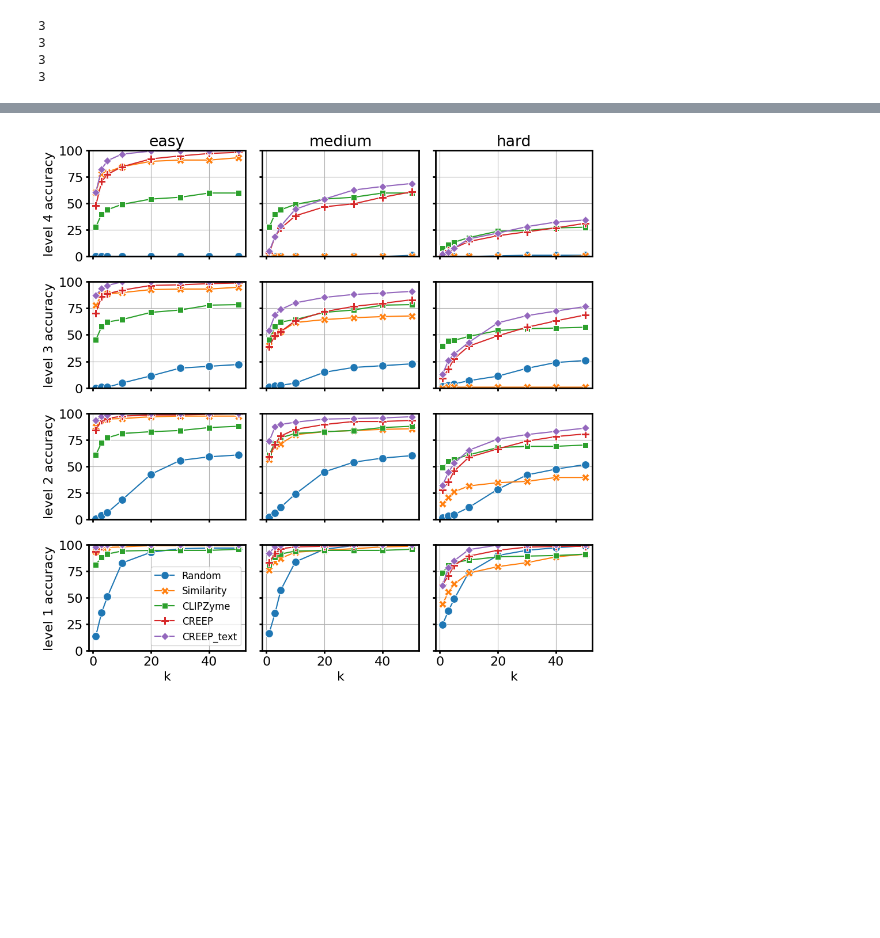
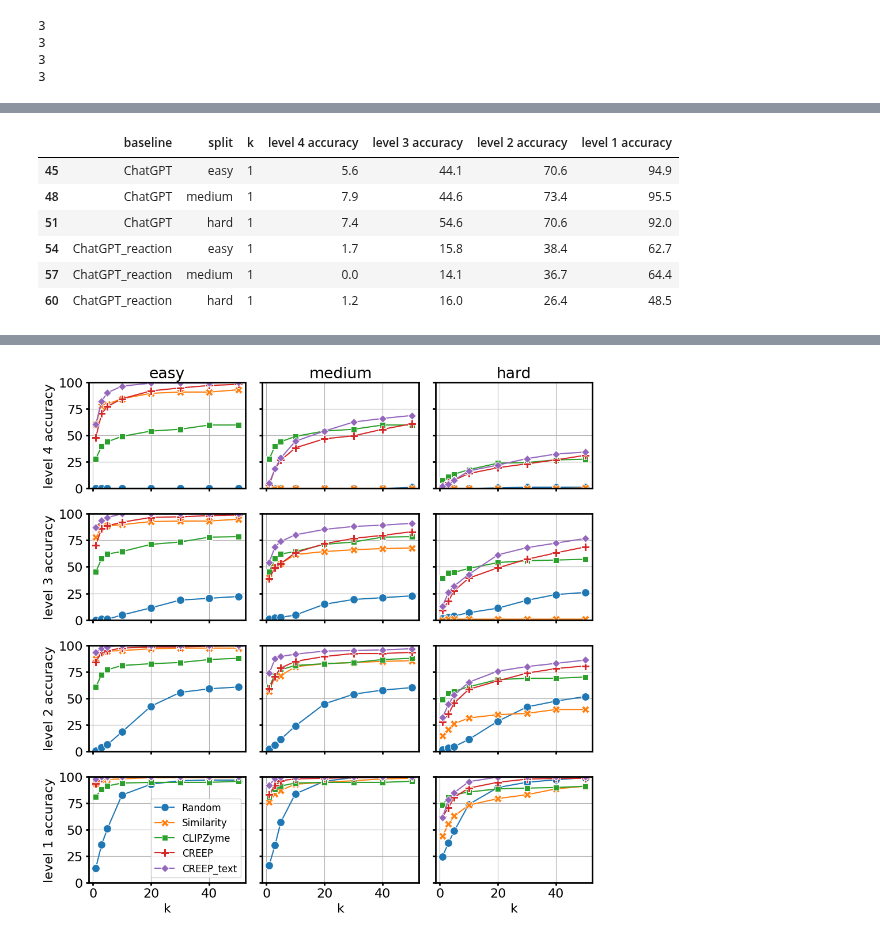
Before and after one commit to jsunn-y/CARE, a Jupyter notebook: performance_evaluation.ipynb, the cells around one changed output, grey strips where cells are left out. Saved outputs shown, nothing was run; the diff lists cells and outputs as text; code cells hidden in the pictures; blank space fills up the shorter version.

```diff
--- a/performance_evaluation.ipynb
+++ b/performance_evaluation.ipynb
@@ -217,3 +202,13 @@ results[results['k'] == 1].sort_values(by='split')[results['split'] != 'promiscu
+# %%
+results[results['k'] == 1][results['baseline'].str.contains('ChatGPT')]
+# %% [output]
+|  | baseline | split | k | level 4 accuracy | level 3 accuracy | level 2 accuracy | level 1 accuracy |
+| 45 | ChatGPT | easy | 1 | 5.6 | 44.1 | 70.6 | 94.9 |
+| 48 | ChatGPT | medium | 1 | 7.9 | 44.6 | 73.4 | 95.5 |
+| 51 | ChatGPT | hard | 1 | 7.4 | 54.6 | 70.6 | 92.0 |
+| 54 | ChatGPT_reaction | easy | 1 | 1.7 | 15.8 | 38.4 | 62.7 |
+| 57 | ChatGPT_reaction | medium | 1 | 0.0 | 14.1 | 36.7 | 64.4 |
+| 60 | ChatGPT_reaction | hard | 1 | 1.2 | 16.0 | 26.4 | 48.5 |
 # %%
 results[results['k'] == 5][results['split'] == 'promiscuous']
 # %% [output]
```
Also changed, not shown: parts of 4 cells of this notebook.
